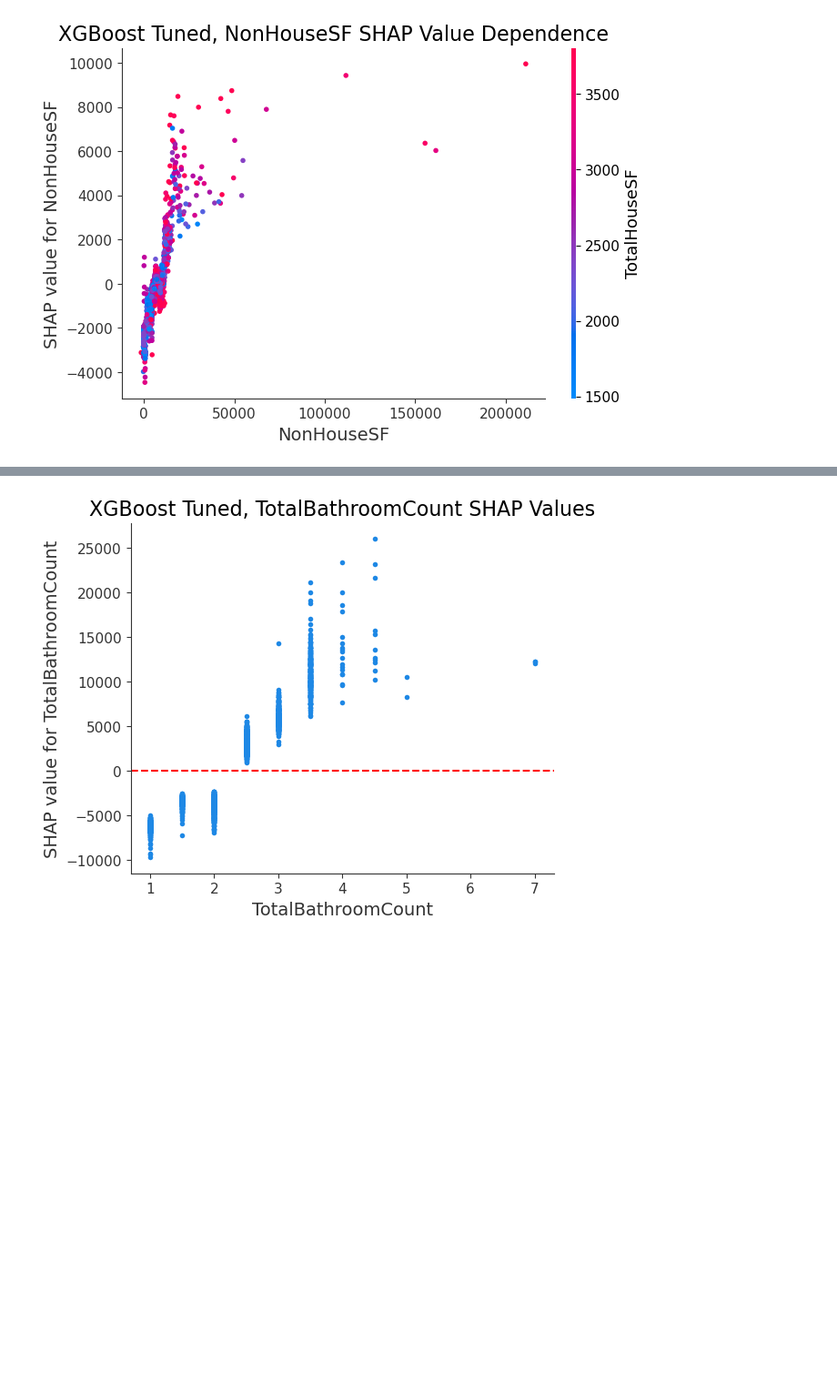
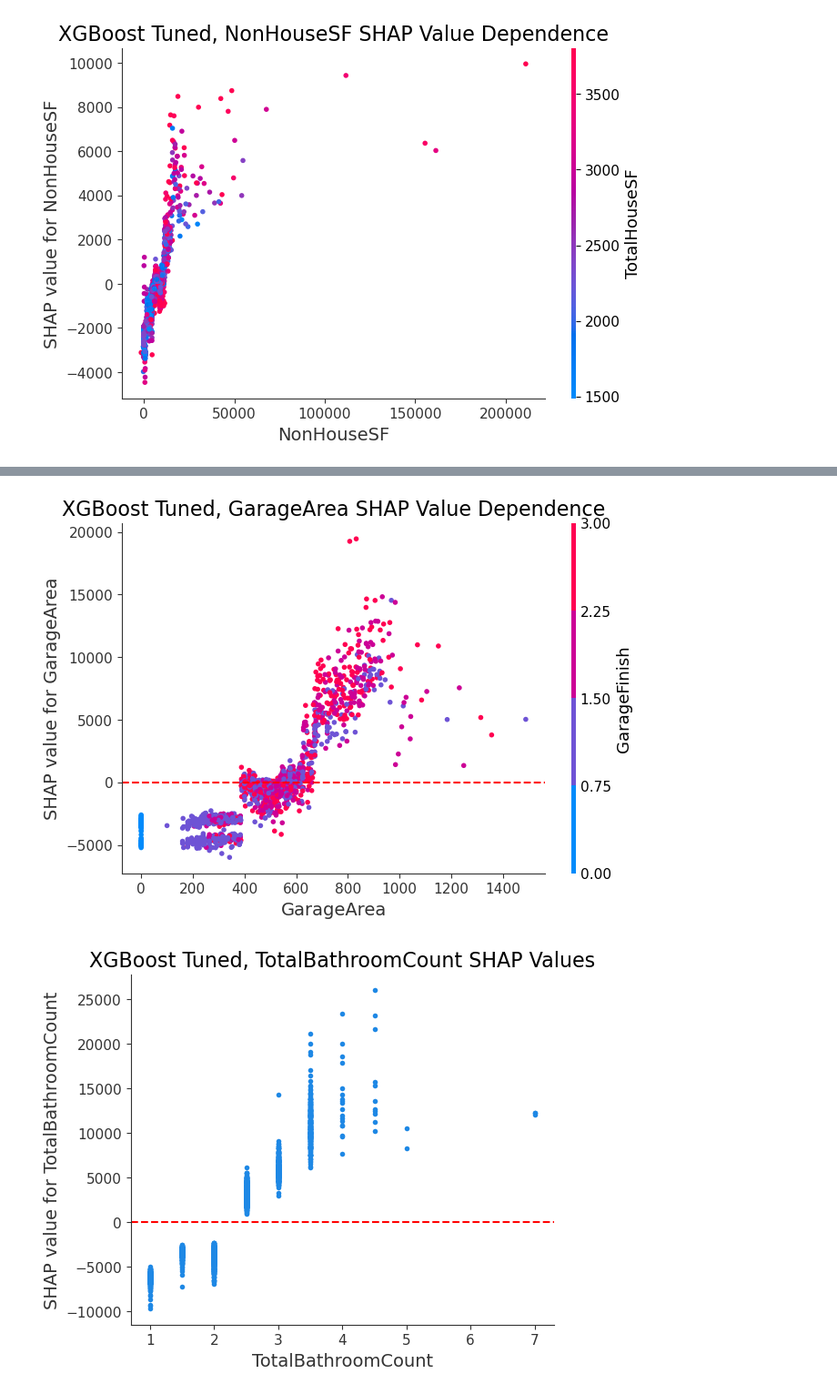
Before and after one commit to briangdrewes/machinelearning_Ames, a Jupyter notebook: visuals_and_tests/ordinalNormalCondition_XGBoostViz.ipynb, the cells around one changed output, grey strips where cells are left out. Shown at 91% size. Saved outputs shown, nothing was run; the diff lists cells and outputs as text; code cells hidden in the pictures; blank space fills up the shorter version.

Commit message:
finishing touches.. commits to adjust errors

```diff
--- a/visuals_and_tests/ordinalNormalCondition_XGBoostViz.ipynb
+++ b/visuals_and_tests/ordinalNormalCondition_XGBoostViz.ipynb
@@ -473,3 +484,15 @@ plt.show()
+# %%
+#Shap Dependence Plot vs "Overall Qual"
+shap.dependence_plot("GarageArea", shap_values, X, interaction_index='GarageFinish', show=False)
+
+plt.title('XGBoost Tuned, GarageArea SHAP Value Dependence', fontsize=16)
+plt.axhline(y=0, color='r', linestyle='--')
+
+plt.ylabel('SHAP value for GarageArea', fontsize=14)
+plt.xlabel('GarageArea', fontsize=14);
+plt.show()
+# %% [output]
+[figure, added]
 # %%
 #Shap Dependence Plot vs "Overall Qual"
 shap.dependence_plot("GarageArea", shap_values, X, interaction_index='OverallQual', show=False)
```
Also changed, not shown: parts of 41 cells of this notebook, 1 other file.
